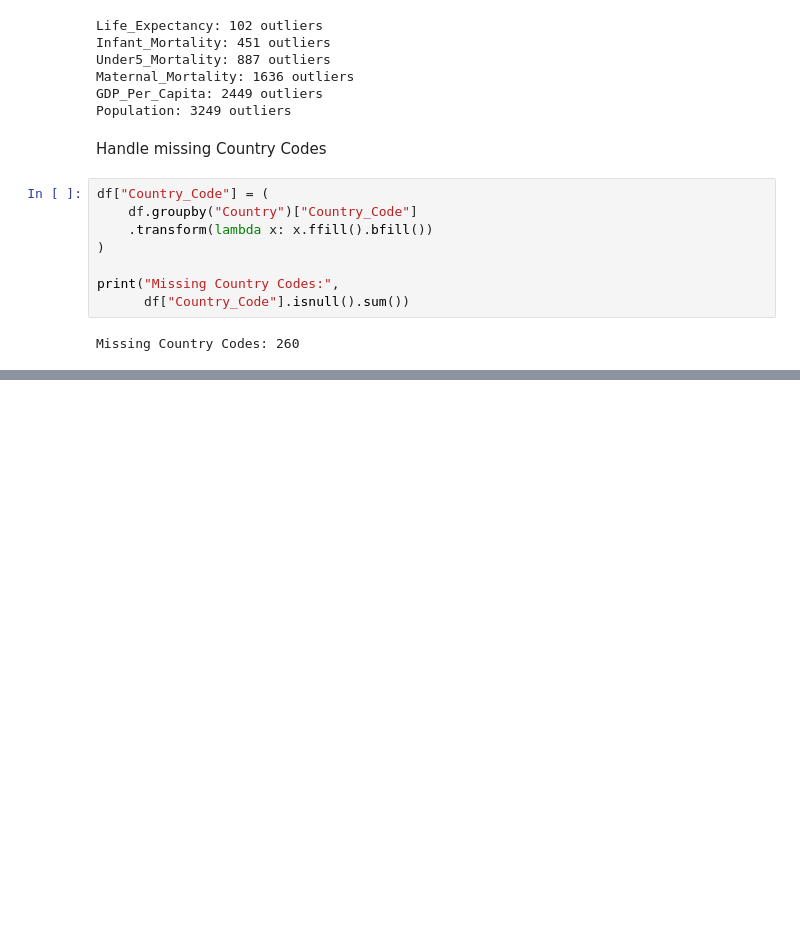
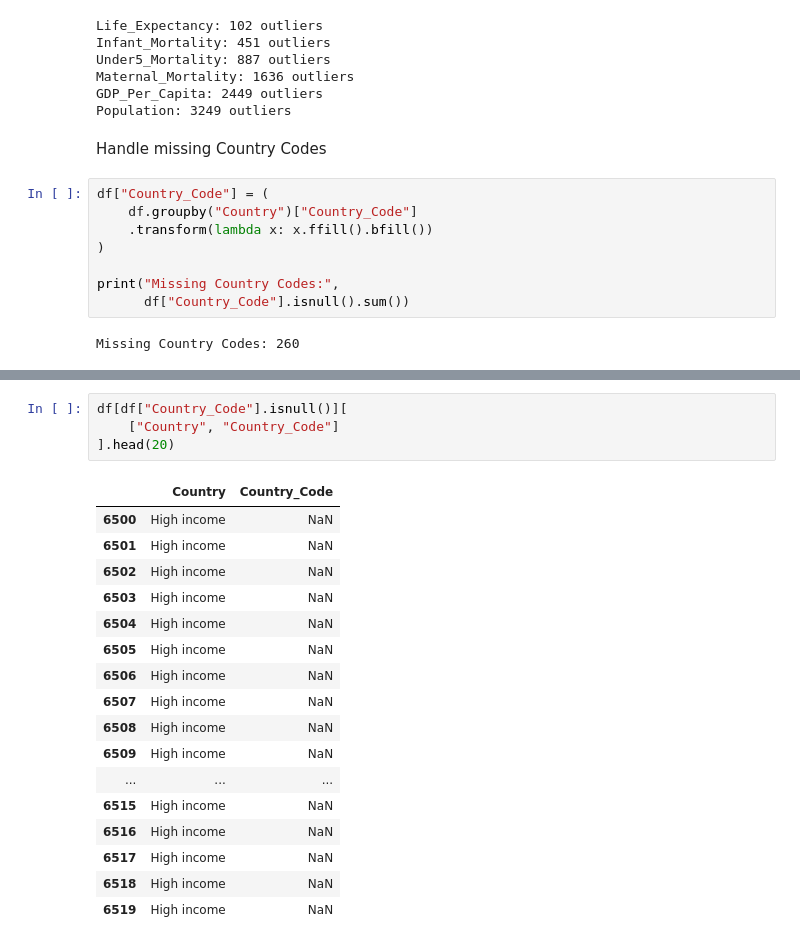
Before and after one commit to Savindi2002/Life_Expectancy_Project, a Jupyter notebook: notebooks/03_data_cleaning.ipynb, the cells around one changed output, grey strips where cells are left out. Drawn from its saved outputs; the diff is of its cells as text; blank space fills up the shorter version.

```diff
--- a/notebooks/03_data_cleaning.ipynb
+++ b/notebooks/03_data_cleaning.ipynb
@@ -207,0 +233,22 @@ Missing Country Codes: 260
+# %%
+df[df["Country_Code"].isnull()][
+    ["Country", "Country_Code"]
+].head(20)
+# %% [output]
+|  | Country | Country_Code |
+| 6500 | High income | NaN |
+| 6501 | High income | NaN |
+| 6502 | High income | NaN |
+| 6503 | High income | NaN |
+| 6504 | High income | NaN |
+| 6505 | High income | NaN |
+| 6506 | High income | NaN |
+| 6507 | High income | NaN |
+| 6508 | High income | NaN |
+| 6509 | High income | NaN |
+| ... | ... | ... |
+| 6515 | High income | NaN |
+| 6516 | High income | NaN |
+| 6517 | High income | NaN |
+| 6518 | High income | NaN |
+| 6519 | High income | NaN |
```
Also changed, not shown: parts of 11 cells of this notebook.
